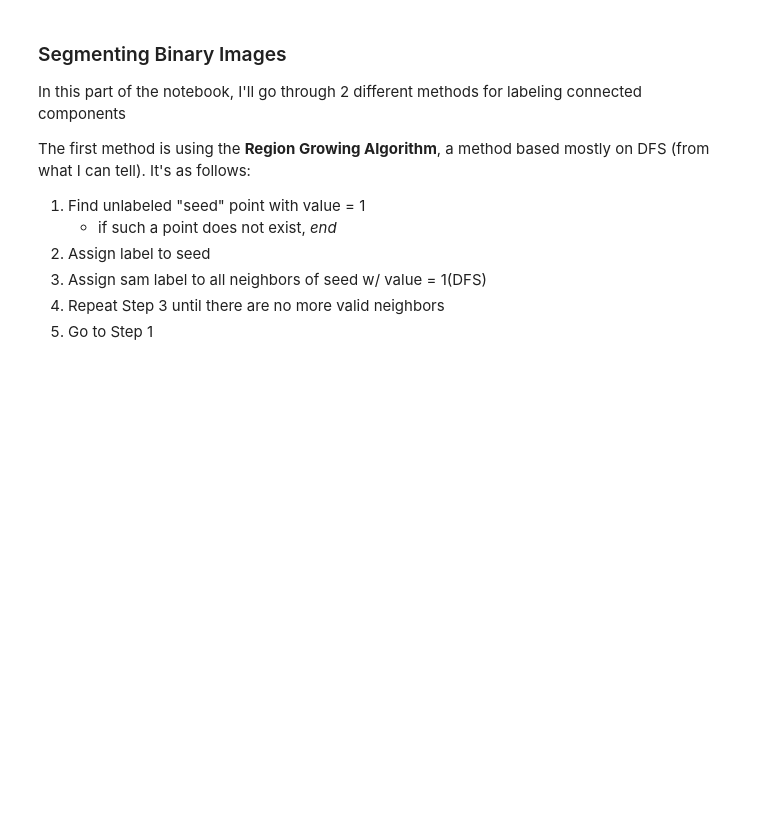
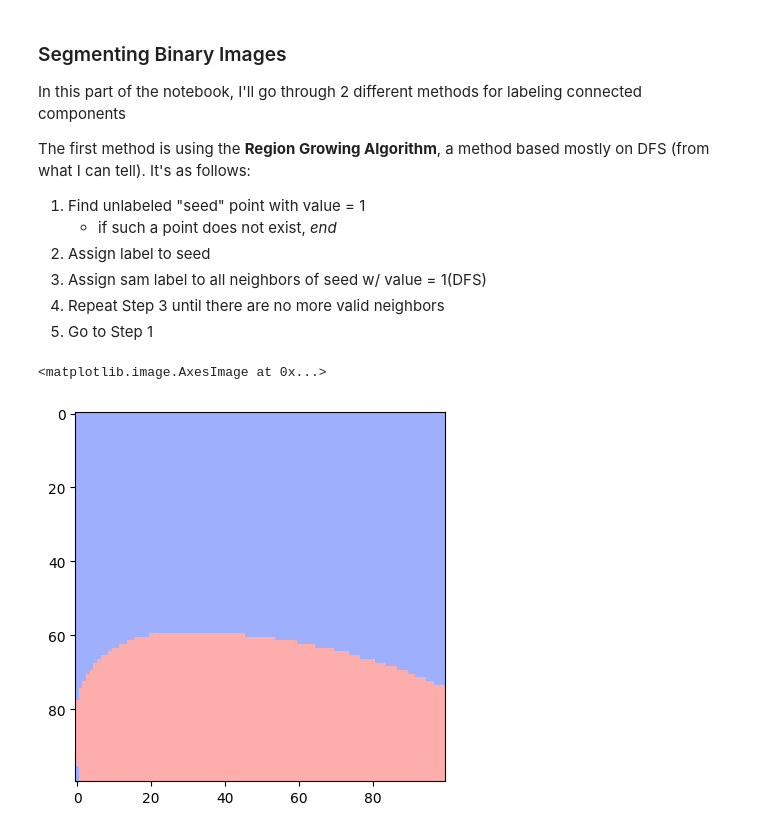
Before and after one commit to aarush-umap/3Dvision, a Jupyter notebook: binary_images.ipynb, the cells around one changed output. Saved outputs shown, nothing was run; the diff lists cells and outputs as text; code cells hidden in the pictures; blank space fills up the shorter version.

Commit message:
Region Growing Algorithm

```diff
--- a/binary_images.ipynb
+++ b/binary_images.ipynb
@@ -52,11 +52,36 @@ The first method is using the **Region Growing Algorithm**, a method based mostl
 3. Assign sam label to all neighbors of seed w/ value = 1(DFS)
 4. Repeat Step 3 until there are no more valid neighbors
 5. Go to Step 1
-# %%
-def region_growing_alg(image):
-    labels = set()
-    labeled = np.empty(shape=image.shape)
-    n, m, _ = image.shape
-
-    def dfs(i, j):
-        pass
+# %%
+def region_growing_alg(image):
+    labels = set()
+    labeled = np.zeros_like(image)
+    visited = set()
+    n, m = image.shape
+
+    def dfs(i, j, label):
+        """ Labels all valid neighbors"""
+
+        labeled[i, j] = label
+        visited.add((i, j))
+
+        for x, y in [(i + 1 , j), (i , j + 1), (i - 1 , j), (i , j - 1)]:
+            if (0 <= x < n and 0 <= y < m and (x, y) not in visited
+                and image[x, y] == 1):
+                dfs(x, y, label)
+
+    label = 0
+    for i in range(n):
+        for j in range(m):
+            if (i, j) not in visited and image[i, j] == 1:
+                label += 1
+                labels.add(label)
+                dfs(i, j, label)
+
+    return labels, labeled
+# %%
+labels, labeled = region_growing_alg(binary_butterfly[:100, :100])
+plt.imshow(labeled, cmap="berlin")
+# %% [output]
+<matplotlib.image.AxesImage at 0x...>
+[figure, added]
```
